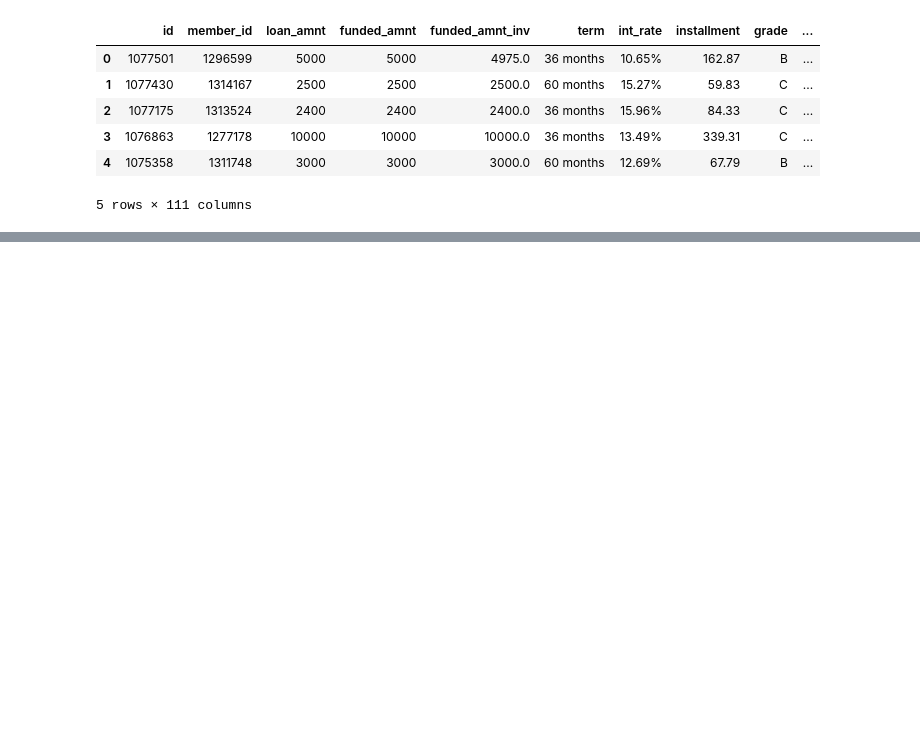
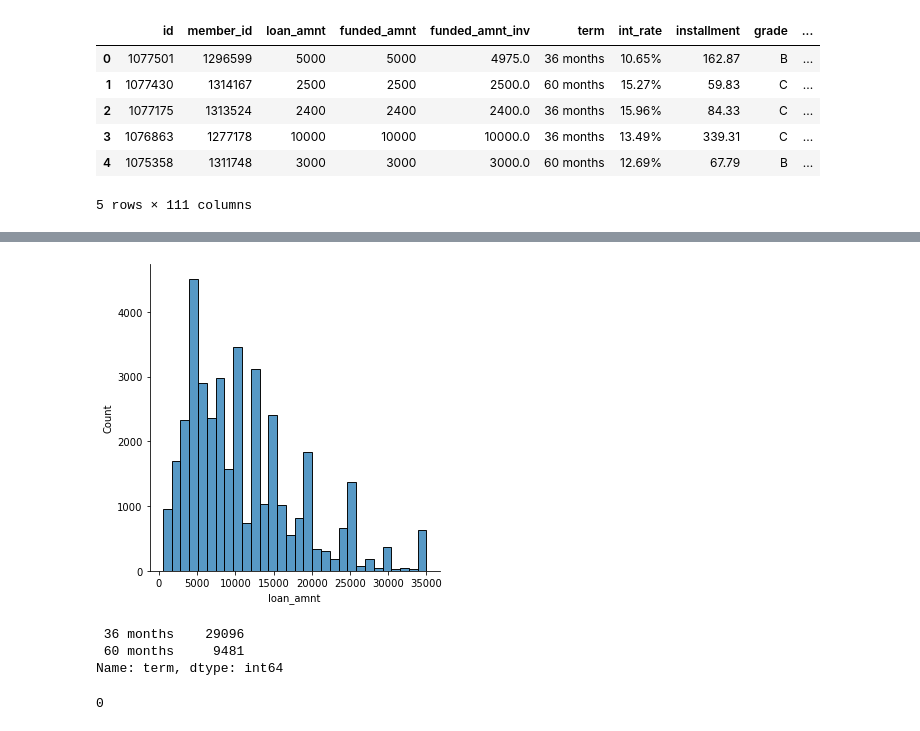
Before and after one commit to 98abhilash/LendingClub, a Jupyter notebook: LendingClubEDA.ipynb, the cells around one changed output, grey strips where cells are left out. Drawn from its saved outputs; the diff is of its cells as text; code cells hidden in the pictures; blank space fills up the shorter version.

```diff
--- a/LendingClubEDA.ipynb
+++ b/LendingClubEDA.ipynb
@@ -123,0 +328,15 @@ df.describe()
+# %%
+sns.displot(df['loan_amnt'],bins = 30)
+plt.show()
+# %% [output]
+[figure, added]
+# %%
+df['term'].value_counts()
+# %% [output]
+ 36 months    29096
+ 60 months     9481
+Name: term, dtype: int64
+# %%
+df['term'].isnull().sum()
+# %% [output]
+0
```
Also changed, not shown: parts of 24 cells of this notebook.
